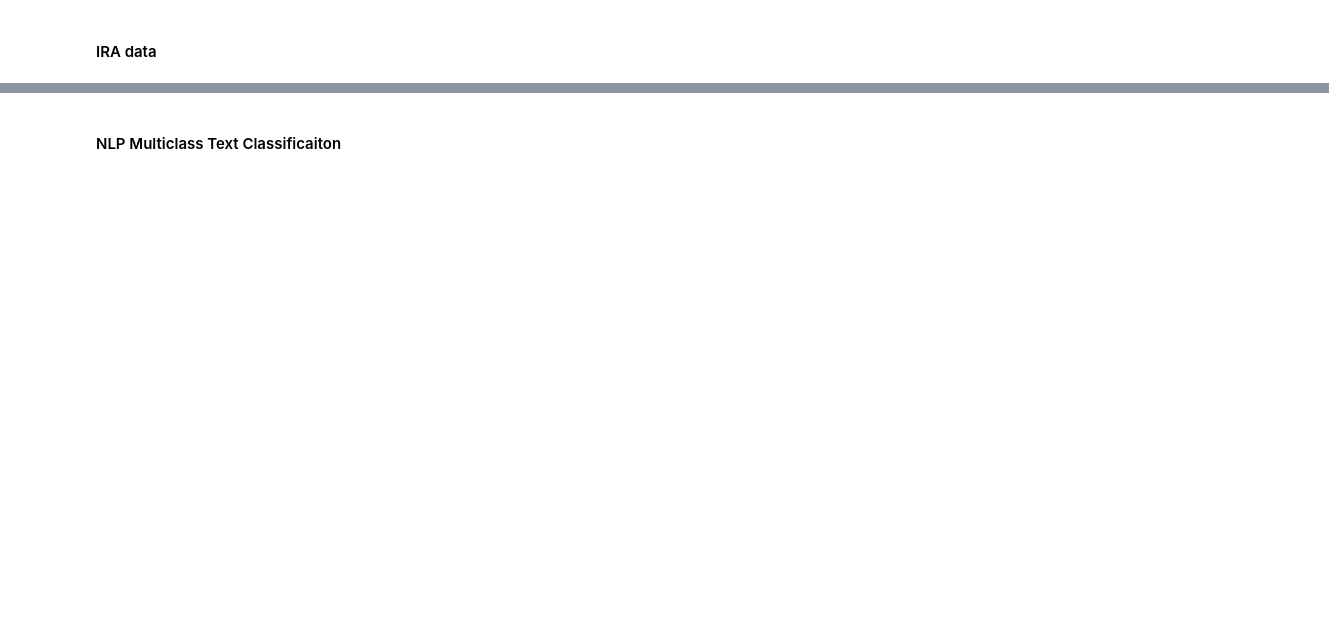
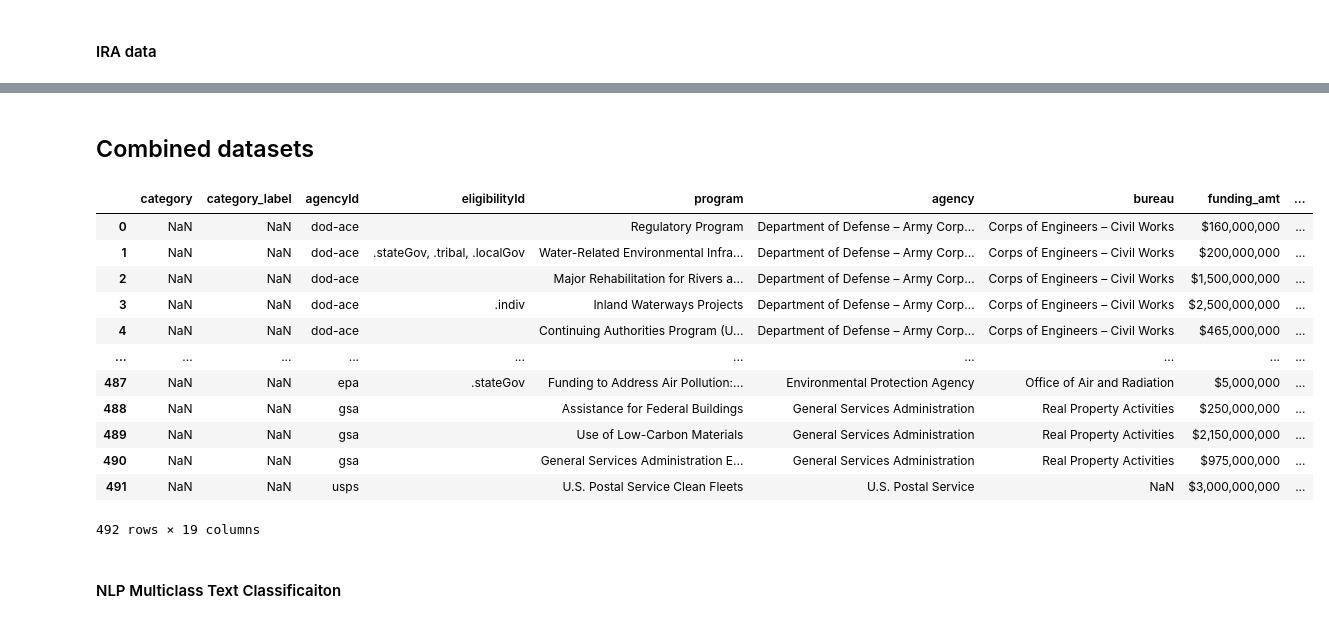
Before and after one commit to osiau/CEED, a Jupyter notebook: AJCreplica.ipynb, the cells around one changed output, grey strips where cells are left out. Drawn from its saved outputs; the diff is of its cells as text; code cells hidden in the pictures; blank space fills up the shorter version.

```diff
--- a/AJCreplica.ipynb
+++ b/AJCreplica.ipynb
@@ -185,3 +264,22 @@ IRAclean.head()
+# %% [markdown]
+## Combined datasets ##
+# %%
+combined = BILclean.append(IRAclean, ignore_index=True)
+combined
+# %% [output]
+|  | category | category_label | agencyId | eligibilityId | program | agency | bureau | funding_amt | ... |
+| 0 | NaN | NaN | dod-ace |  | Regulatory Program | Department of Defense – Army Corp... | Corps of Engineers – Civil Works | $160,000,000 | ... |
+| 1 | NaN | NaN | dod-ace | .stateGov, .tribal, .localGov | Water-Related Environmental Infra... | Department of Defense – Army Corp... | Corps of Engineers – Civil Works | $200,000,000 | ... |
+| 2 | NaN | NaN | dod-ace |  | Major Rehabilitation for Rivers a... | Department of Defense – Army Corp... | Corps of Engineers – Civil Works | $1,500,000,000 | ... |
+| 3 | NaN | NaN | dod-ace | .indiv | Inland Waterways Projects | Department of Defense – Army Corp... | Corps of Engineers – Civil Works | $2,500,000,000 | ... |
+| 4 | NaN | NaN | dod-ace |  | Continuing Authorities Program (U... | Department of Defense – Army Corp... | Corps of Engineers – Civil Works | $465,000,000 | ... |
+| ... | ... | ... | ... | ... | ... | ... | ... | ... | ... |
+| 487 | NaN | NaN | epa | .stateGov | Funding to Address Air Pollution:... | Environmental Protection Agency | Office of Air and Radiation | $5,000,000 | ... |
+| 488 | NaN | NaN | gsa |  | Assistance for Federal Buildings | General Services Administration | Real Property Activities | $250,000,000 | ... |
+| 489 | NaN | NaN | gsa |  | Use of Low-Carbon Materials | General Services Administration | Real Property Activities | $2,150,000,000 | ... |
+| 490 | NaN | NaN | gsa |  | General Services Administration E... | General Services Administration | Real Property Activities | $975,000,000 | ... |
+| 491 | NaN | NaN | usps |  | U.S. Postal Service Clean Fleets | U.S. Postal Service | NaN | $3,000,000,000 | ... |
+492 rows × 19 columns
 # %% [markdown]
 #### NLP Multiclass Text Classificaiton ####
 # %%
```
Also changed, not shown: parts of 11 cells of this notebook, 11 other files.
